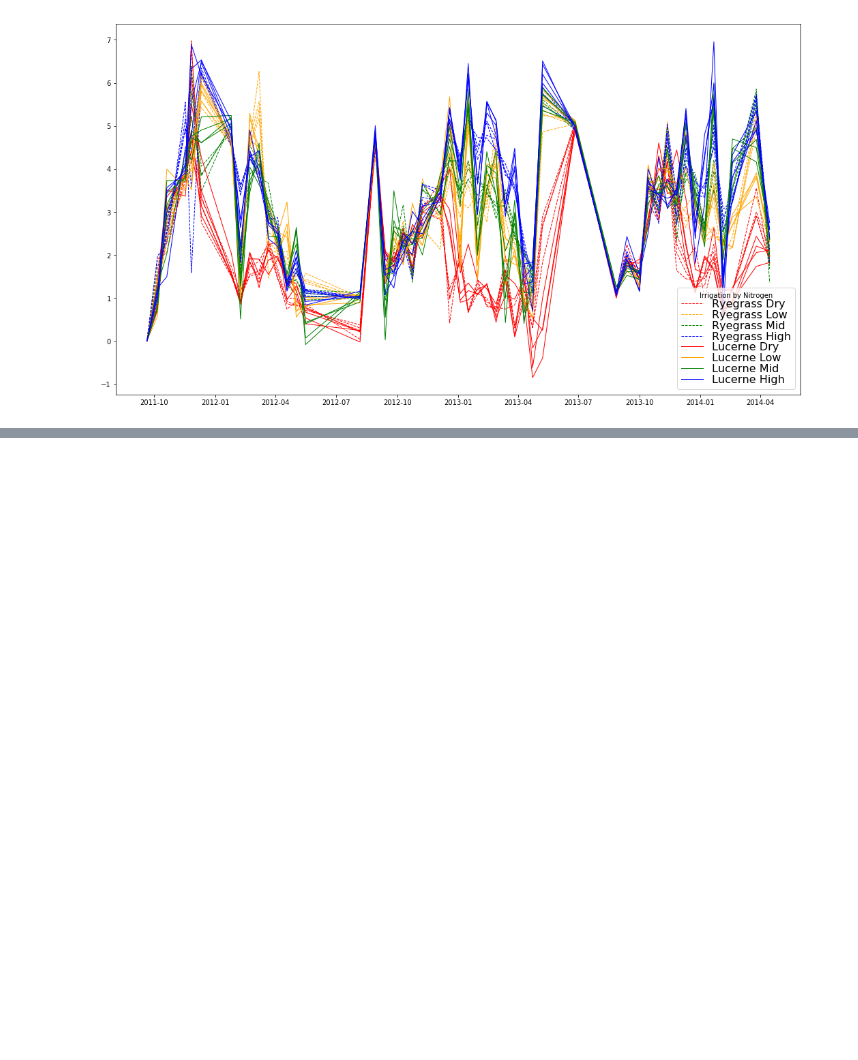
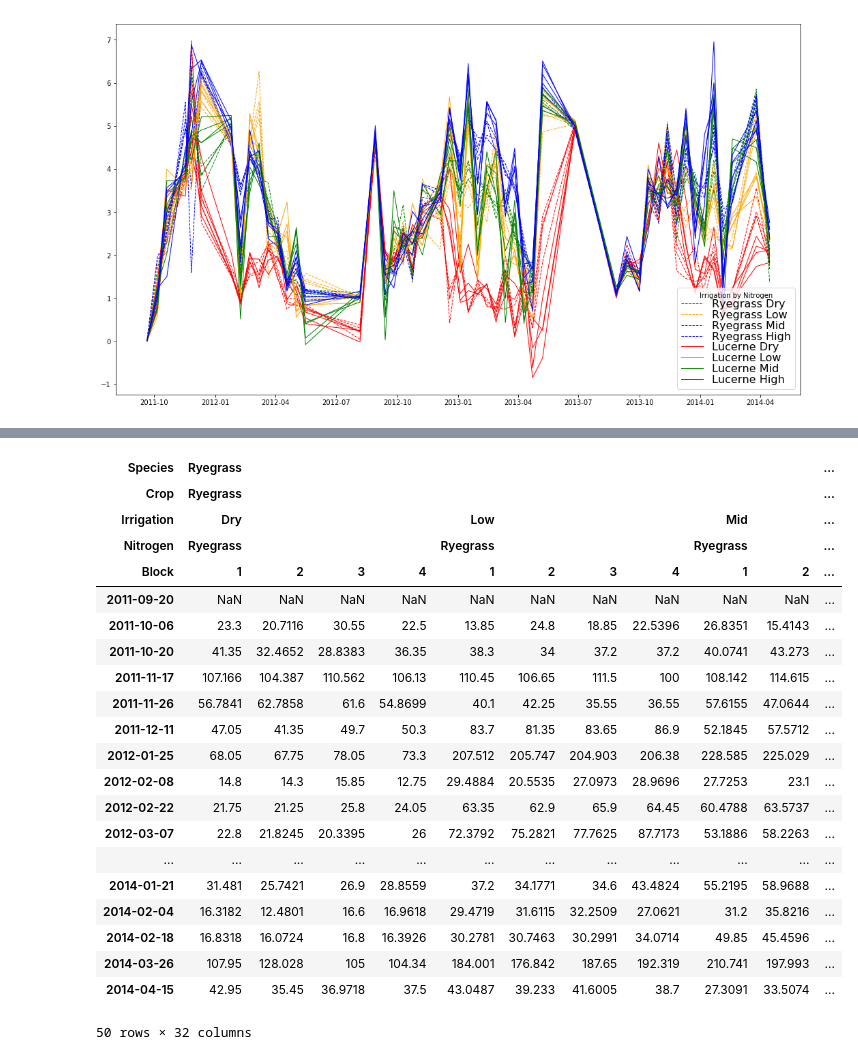
Before and after one commit to HamishBrownPFR/CropWaterAnalysis, a Jupyter notebook: LucerneAndPasture/SoilWaterAnalysis.ipynb, the cells around one changed output, grey strips where cells are left out. Drawn from its saved outputs; the diff is of its cells as text; code cells hidden in the pictures; blank space fills up the shorter version.

```diff
--- a/LucerneAndPasture/SoilWaterAnalysis.ipynb
+++ b/LucerneAndPasture/SoilWaterAnalysis.ipynb
@@ -92,6 +92,8 @@ Irrigations.fillna(0,inplace=True)
 # %%
 ColIndex = pd.MultiIndex.from_product([('Ryegrass','Lucerne'),('Dry','Low','Mid','High'),('1','2','3','4')],names=['Species','Irrigation','Block'])
 WaterUseNP = pd.DataFrame(index = pd.to_datetime(ProfileWater.index),
+    columns = ColIndex)
+WaterUseNPTotal = pd.DataFrame(index = pd.to_datetime(ProfileWater.index),
     columns = ColIndex)
 WaterUseNP.loc[:,:]=0
 DeltaSWCFrame = WaterUseNP.copy()
@@ -117,6 +119,7 @@ for plot in WaterUseNP.columns:
             #print(WU)
             duration = (P - datetime.datetime.strptime(PrevMeasureDate,'%Y-%m-%d')).days
             WaterUseNP.loc[P.strftime('%Y-%m-%d'),plot] = WU/duration
+            WaterUseNPTotal.loc[P.strftime('%Y-%m-%d'),plot] = WU
             PrevPSWC = ProfileWater.loc[P.strftime('%Y-%m-%d'),plot]
             PrevMeasureDate = P.strftime('%Y-%m-%d')
 # %%
@@ -157,4 +160,5 @@ NewCols = pd.MultiIndex.from_arrays([SpecLab,
                                      SpecLab,
                                      BlocLab], names=['Species','Crop','Irrigation','Nitrogen','Block'])
 WaterUseNP.columns = NewCols
+WaterUseNPTotal.columns = NewCols
 # %%
@@ -180,3 +192,28 @@ DatetimeIndex(['2011-09-20', '2011-10-06', '2011-10-20', '2011-11-17',
+# %%
+WaterUseNPTotal
+# %% [output]
+| Species | Ryegrass |  |  |  |  |  |  |  |  |  | ... |
+| Crop | Ryegrass |  |  |  |  |  |  |  |  |  | ... |
+| Irrigation | Dry |  |  |  | Low |  |  |  | Mid |  | ... |
+| Nitrogen | Ryegrass |  |  |  | Ryegrass |  |  |  | Ryegrass |  | ... |
+| Block | 1 | 2 | 3 | 4 | 1 | 2 | 3 | 4 | 1 | 2 | ... |
+| 2011-09-20 | NaN | NaN | NaN | NaN | NaN | NaN | NaN | NaN | NaN | NaN | ... |
+| 2011-10-06 | 23.3 | 20.7116 | 30.55 | 22.5 | 13.85 | 24.8 | 18.85 | 22.5396 | 26.8351 | 15.4143 | ... |
+| 2011-10-20 | 41.35 | 32.4652 | 28.8383 | 36.35 | 38.3 | 34 | 37.2 | 37.2 | 40.0741 | 43.273 | ... |
+| 2011-11-17 | 107.166 | 104.387 | 110.562 | 106.13 | 110.45 | 106.65 | 111.5 | 100 | 108.142 | 114.615 | ... |
+| 2011-11-26 | 56.7841 | 62.7858 | 61.6 | 54.8699 | 40.1 | 42.25 | 35.55 | 36.55 | 57.6155 | 47.0644 | ... |
+| 2011-12-11 | 47.05 | 41.35 | 49.7 | 50.3 | 83.7 | 81.35 | 83.65 | 86.9 | 52.1845 | 57.5712 | ... |
+| 2012-01-25 | 68.05 | 67.75 | 78.05 | 73.3 | 207.512 | 205.747 | 204.903 | 206.38 | 228.585 | 225.029 | ... |
+| 2012-02-08 | 14.8 | 14.3 | 15.85 | 12.75 | 29.4884 | 20.5535 | 27.0973 | 28.9696 | 27.7253 | 23.1 | ... |
+| 2012-02-22 | 21.75 | 21.25 | 25.8 | 24.05 | 63.35 | 62.9 | 65.9 | 64.45 | 60.4788 | 63.5737 | ... |
+| 2012-03-07 | 22.8 | 21.8245 | 20.3395 | 26 | 72.3792 | 75.2821 | 77.7625 | 87.7173 | 53.1886 | 58.2263 | ... |
+| ... | ... | ... | ... | ... | ... | ... | ... | ... | ... | ... | ... |
+| 2014-01-21 | 31.481 | 25.7421 | 26.9 | 28.8559 | 37.2 | 34.1771 | 34.6 | 43.4824 | 55.2195 | 58.9688 | ... |
+| 2014-02-04 | 16.3182 | 12.4801 | 16.6 | 16.9618 | 29.4719 | 31.6115 | 32.2509 | 27.0621 | 31.2 | 35.8216 | ... |
+| 2014-02-18 | 16.8318 | 16.0724 | 16.8 | 16.3926 | 30.2781 | 30.7463 | 30.2991 | 34.0714 | 49.85 | 45.4596 | ... |
+| 2014-03-26 | 107.95 | 128.028 | 105 | 104.34 | 184.001 | 176.842 | 187.65 | 192.319 | 210.741 | 197.993 | ... |
+| 2014-04-15 | 42.95 | 35.45 | 36.9718 | 37.5 | 43.0487 | 39.233 | 41.6005 | 38.7 | 27.3091 | 33.5074 | ... |
+50 rows × 32 columns
 # %%
 Data
 # %% [output]
```
Also changed, not shown: parts of 4 cells of this notebook, 4 other files.
